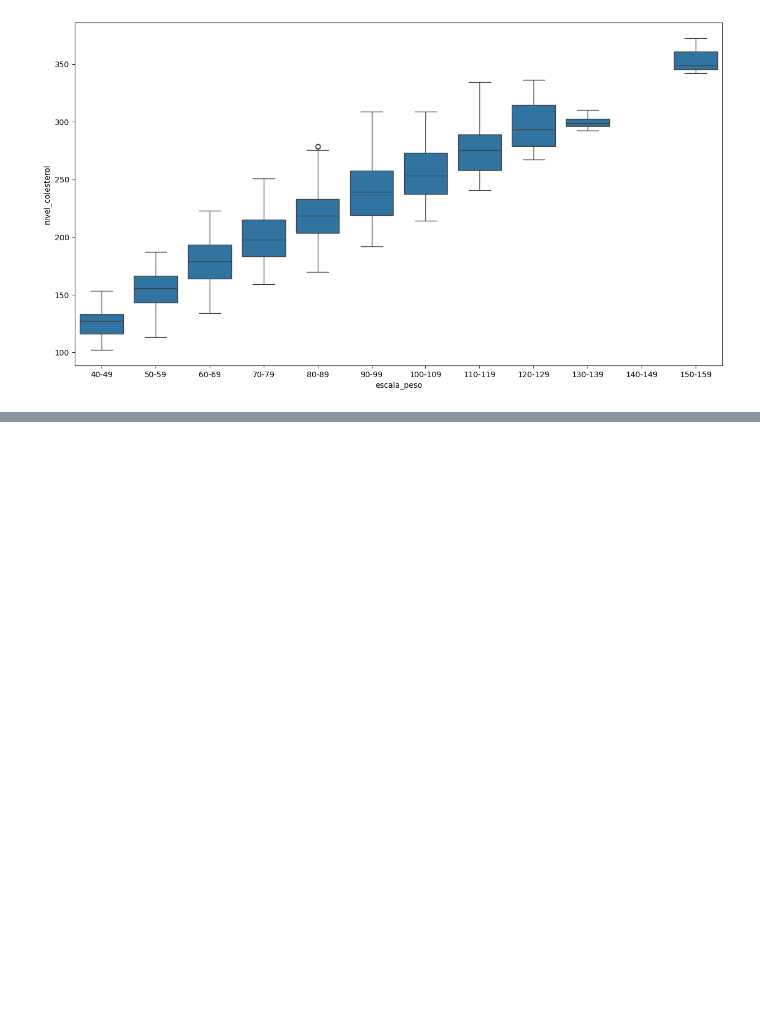
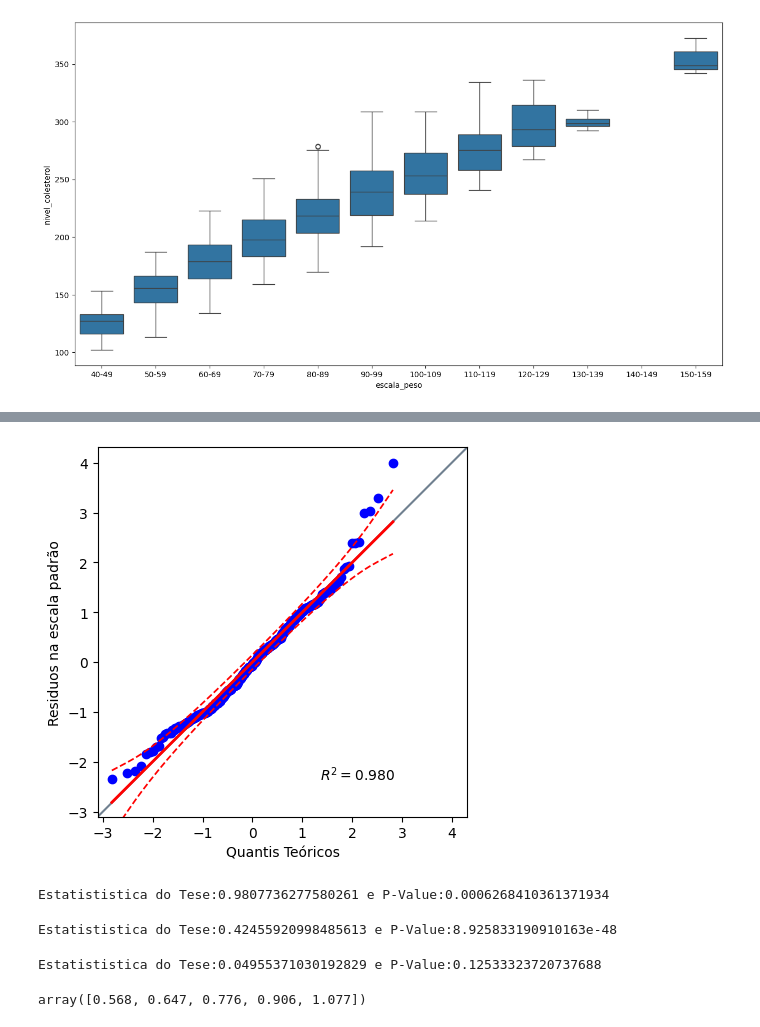
Before and after one commit to AlexandreFeltrin/EstudoIA, a Jupyter notebook: RegressãoLinearMultipla/predict_colesterol.ipynb, the cells around one changed output, grey strips where cells are left out. Saved outputs shown, nothing was run; the diff lists cells and outputs as text; code cells hidden in the pictures; blank space fills up the shorter version.

```diff
--- a/RegressãoLinearMultipla/predict_colesterol.ipynb
+++ b/RegressãoLinearMultipla/predict_colesterol.ipynb
@@ -345,0 +423,7 @@ from sklearn.impute import SimpleImputer
+# %%
+# Criando o Pipeline principal = Pre Processamento + Treinamento
+
+model_regre = Pipeline(steps=[(
+    'preprocessor', preprocessor),
+    ('regressor', LinearRegression())
+])
@@ -345,0 +489,33 @@ from sklearn.impute import SimpleImputer
+# %%
+# Checar se residuos seguem uma distribuição normal
+# QQ Plot
+
+import pingouin as pg
+
+pg.qqplot(residuos, dist='norm',confidence=0.95)
+plt.xlabel('Quantis Teóricos')
+plt.ylabel('Residuos na escala padrão')
+plt.show()
+# %% [output]
+[figure, added]
+# %%
+# Teste de Normalidade - Shapiro Wilk
+from scipy.stats import shapiro,kstest,anderson
+from statsmodels.stats.diagnostic import lilliefors
+
+stat_shapiro, p_value_shapiro = shapiro(residuos)
+print("Estatististica do Tese:{} e P-Value:{}".format(stat_shapiro, p_value_shapiro))
+# %% [output]
+Estatististica do Tese:0.9807736277580261 e P-Value:0.0006268410361371934
+# %%
+# Terste Kolmogorov-Smirnov
+stat_kstest, p_value_kstest = kstest(residuos, 'norm')
+print("Estatististica do Tese:{} e P-Value:{}".format(stat_kstest, p_value_kstest))
+# %% [output]
+Estatististica do Tese:0.42455920998485613 e P-Value:8.925833190910163e-48
+# %%
+# teste de lilliefors
+stat_lilliefors, p_value_lilliefors = lilliefors(residuos)
+print("Estatististica do Tese:{} e P-Value:{}".format(stat_lilliefors, p_value_lilliefors))
+# %% [output]
+Estatististica do Tese:0.04955371030192829 e P-Value:0.12533323720737688
@@ -345,0 +525,4 @@ from sklearn.impute import SimpleImputer
+# %%
+critical_and
+# %% [output]
+array([0.568, 0.647, 0.776, 0.906, 1.077])
```
Also changed, not shown: parts of 32 cells of this notebook, 6 other files.
